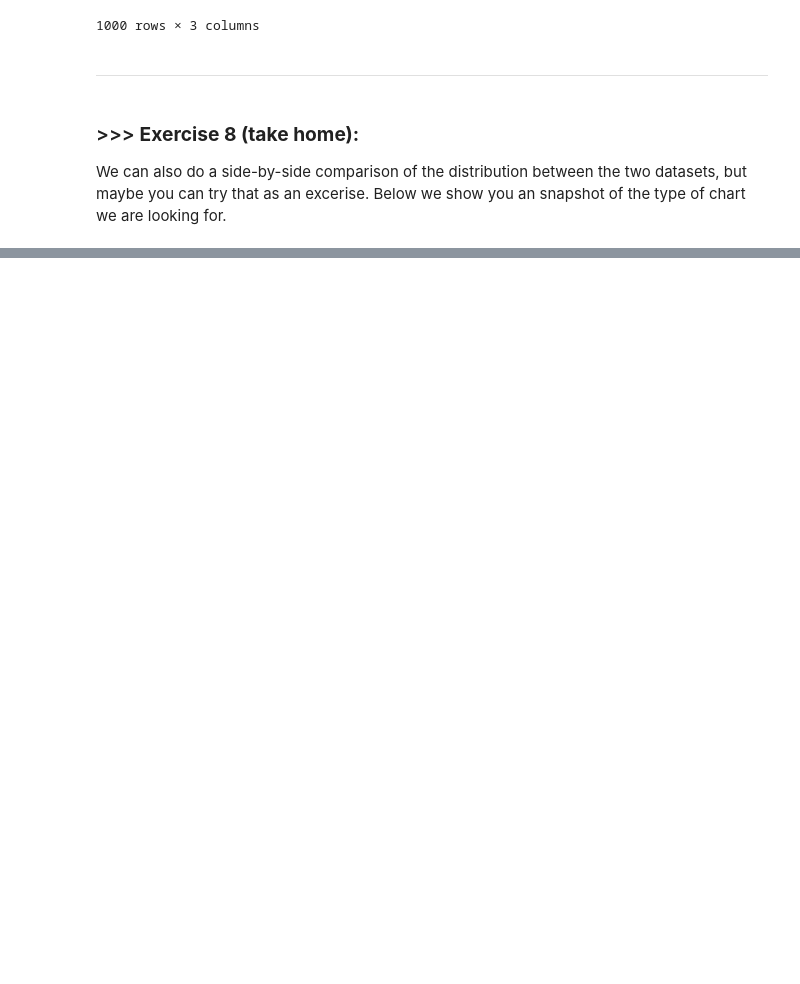
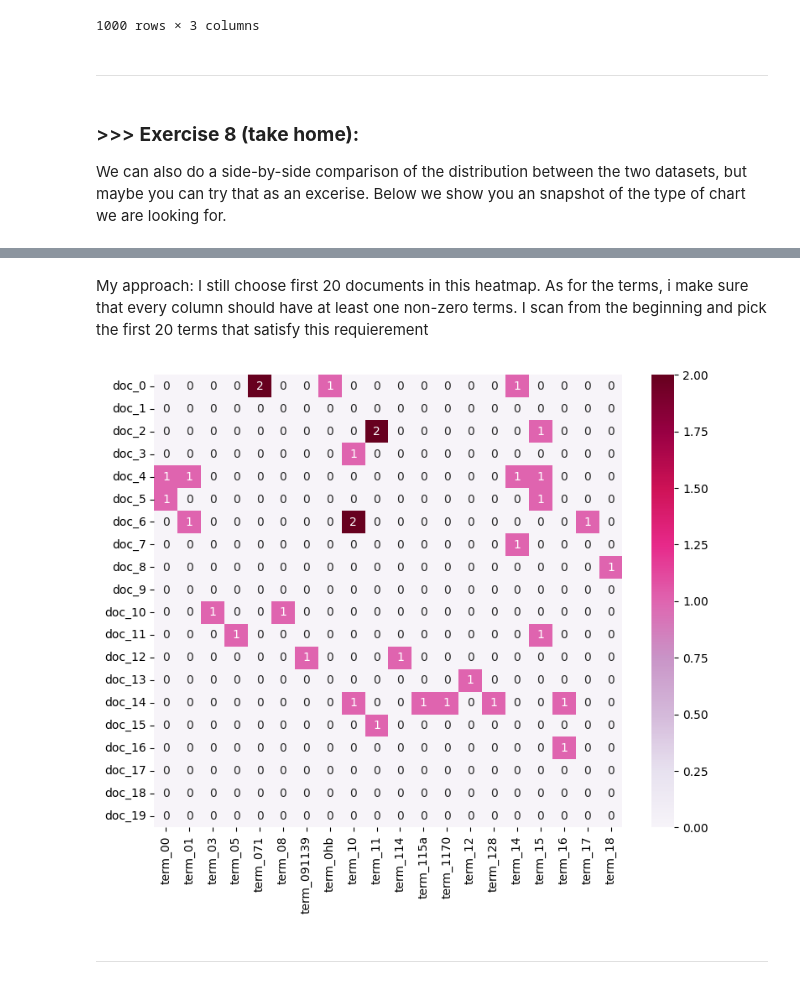
Before and after one commit to Big-problem/DM2024-Lab1-Homework, a Jupyter notebook: DM2024-Lab1-Homework.ipynb, the cells around one changed output, grey strips where cells are left out. Saved outputs shown, nothing was run; the diff lists cells and outputs as text; code cells hidden in the pictures; blank space fills up the shorter version.

```diff
--- a/DM2024-Lab1-Homework.ipynb
+++ b/DM2024-Lab1-Homework.ipynb
@@ -162,0 +174,7 @@ plt.show()
+# %%
+# takes a minute or two to process
+X['unigrams'] = X['text'].apply(lambda x: dmh.tokenize_text(x))
+# %%
+count_vect = CountVectorizer()
+X_counts = count_vect.fit_transform(X.text) #learn the vocabulary and return document-term matrix
+print(X_counts[0])
@@ -162,0 +196,38 @@ plt.show()
+# %% [markdown]
+My approach:
+I still choose first 20 documents in this heatmap. As for the terms, i make sure that every column should have at least one non-zero terms. I scan from the beginning and pick the first 20 terms that satisfy this requierement
+# %%
+# Answer here
+
+total = 0
+arr = X_counts[0:20, 0:].toarray()
+plot_x, plot_z = [], []
+for i in range(20):
+    tmp = []
+    for i in range(20):
+        tmp.append(-1)
+    plot_z.append(tmp)
+
+plot_y = ["doc_"+ str(i) for i in list(X.index)[0:20]]
+for i in range(X_counts.shape[1]):
+    flag = 0
+    for j in range(20):
+        plot_z[j][total] = arr[j][i]
+        if arr[j][i] != 0:
+            flag = 1
+
+    if flag:
+        total += 1
+        plot_x.append("term_"+str(count_vect.get_feature_names_out()[i]))
+        if total == 20:
+            break
+
+df_todraw = pd.DataFrame(plot_z, columns = plot_x, index = plot_y)
+plt.subplots(figsize=(9, 7))
+ax = sns.heatmap(df_todraw,
+                 cmap="PuRd",
+                 vmin=0, vmax=2, annot=True)
+# %% [output]
+[figure, added]
+# %% [markdown]
+---
```
Also changed, not shown: parts of 19 cells of this notebook.
